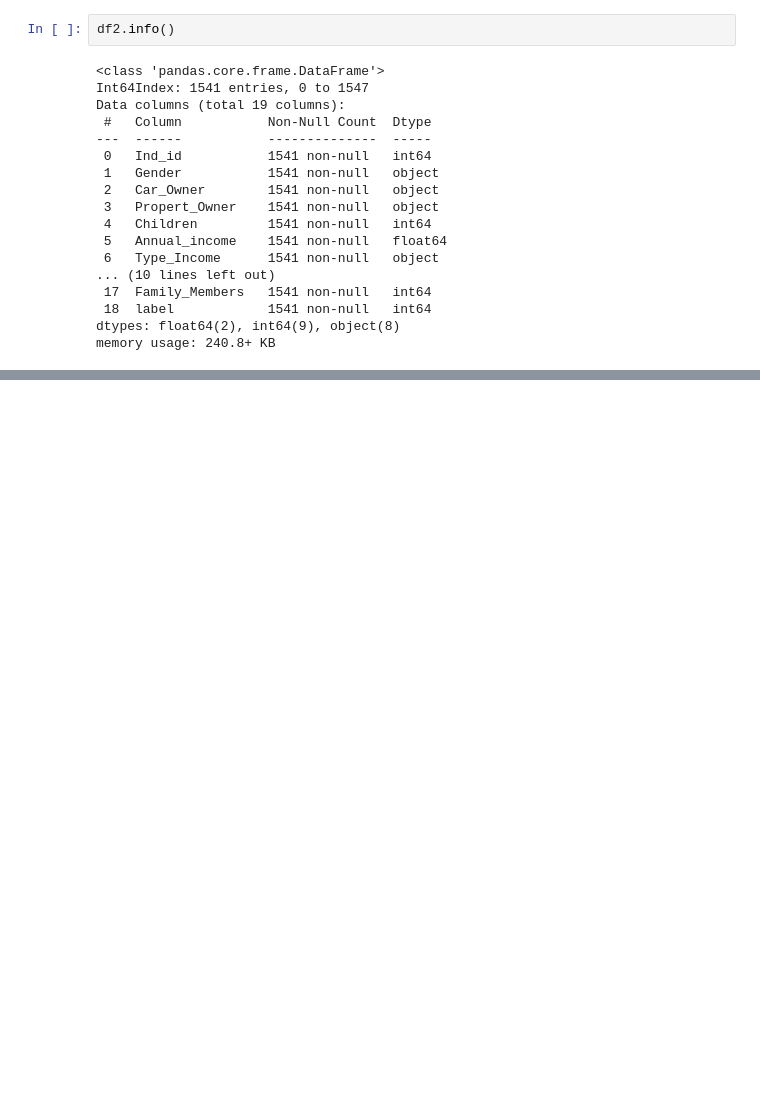
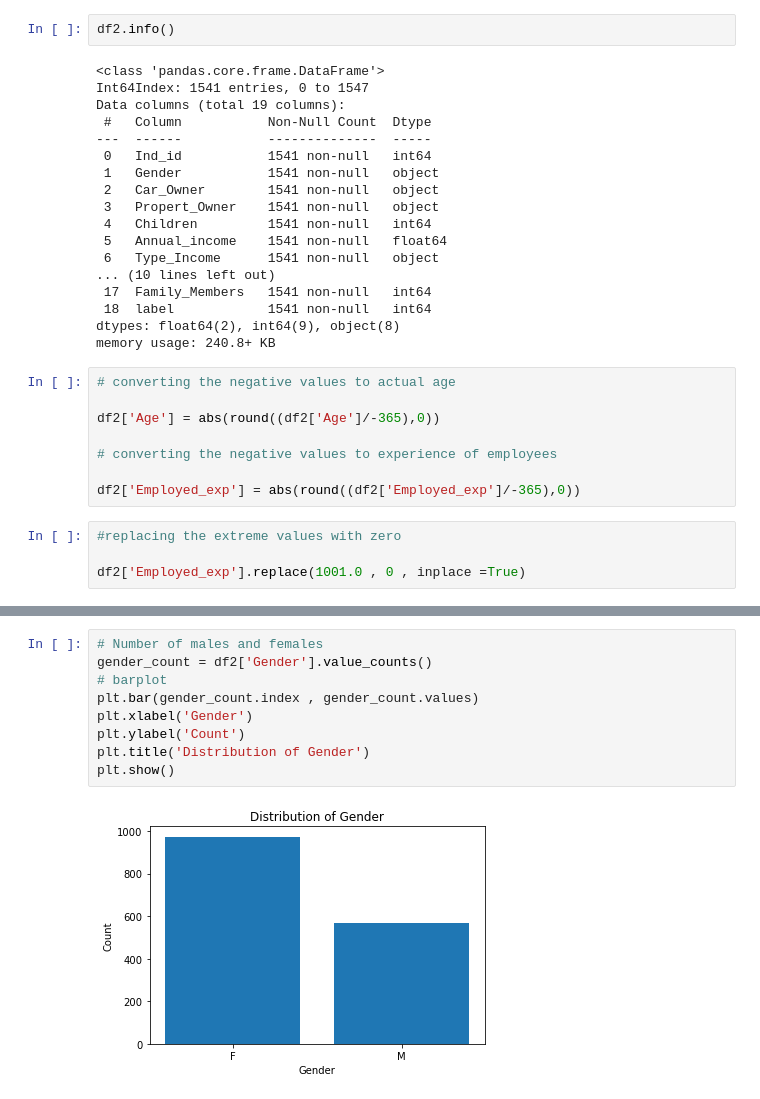
Before and after one commit to adhilMuhamed/CreditCardApproval_Prediction, a Jupyter notebook: CreditCardApproval_Prediction.ipynb, the cells around one changed output, grey strips where cells are left out. Cells and saved outputs as stored; diff of their text form; blank space fills up the shorter version.

```diff
--- a/CreditCardApproval_Prediction.ipynb
+++ b/CreditCardApproval_Prediction.ipynb
@@ -230,3 +230,15 @@ Data columns (total 19 columns):
  18  label            1541 non-null   int64
 dtypes: float64(2), int64(9), object(8)
 memory usage: 240.8+ KB
+# %%
+# converting the negative values to actual age
+
+df2['Age'] = abs(round((df2['Age']/-365),0))
+
+# converting the negative values to experience of employees
+
+df2['Employed_exp'] = abs(round((df2['Employed_exp']/-365),0))
+# %%
+#replacing the extreme values with zero
+
+df2['Employed_exp'].replace(1001.0 , 0 , inplace =True)
@@ -232,0 +254,11 @@ memory usage: 240.8+ KB
+# %%
+# Number of males and females
+gender_count = df2['Gender'].value_counts()
+# barplot
+plt.bar(gender_count.index , gender_count.values)
+plt.xlabel('Gender')
+plt.ylabel('Count')
+plt.title('Distribution of Gender')
+plt.show()
+# %% [output]
+[figure, added]
```
Also changed, not shown: parts of 33 cells of this notebook, 1 other file.
